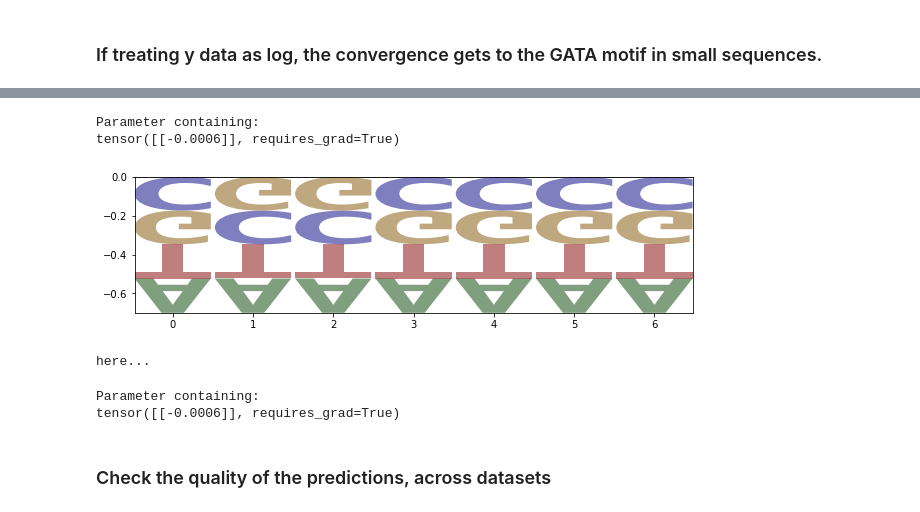
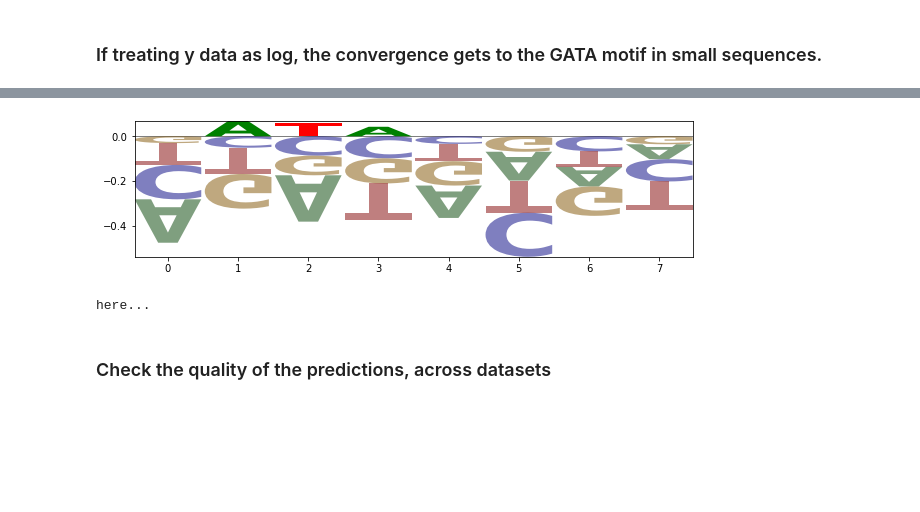
Before and after one commit to theislab/mubind, a Jupyter notebook: notebooks/08_test_chip_n_selex_model.ipynb, the cells around one changed output, grey strips where cells are left out. Drawn from its saved outputs; the diff is of its cells as text; code cells hidden in the pictures; blank space fills up the shorter version.

```diff
--- a/notebooks/08_test_chip_n_selex_model.ipynb
+++ b/notebooks/08_test_chip_n_selex_model.ipynb
@@ -64,4 +65,6 @@ df.sort_values('y', ascending=False)
 # %%
 n_datasets = np.unique(df['batch']).shape[0]
-n_datasets
+n_latent = 3
+print('# datasets', n_datasets)
+print('# latent dimensions', n_latent)
 # %% [output]
@@ -119,5 +72,0 @@ tensor(0.4145, grad_fn=<BinaryCrossEntropyBackward>)
-# %%
-optimiser = topti.Adam(net2.parameters(), lr=0.001, weight_decay=0.0001)
-criterion = mb.tl.MultiDatasetLoss()
-l2 = []
-l2 += mb.tl.train_network(net2, train1, device, optimiser, criterion, num_epochs=5000, log_each=100)
@@ -131,0 +73,4 @@ KeyboardInterrupt:
+# %%
+model = mb.models.DinucMulti(use_dinuc=True, n_datasets=n_datasets, n_latent=n_latent, w=8).to(device)
+model.embedding.weight.data.uniform_(1, 1) # initialize weights as ones.
+l2 = []
@@ -131,0 +106,2 @@ KeyboardInterrupt:
+# %%
+model.load_state_dict(model.best_model_state)
@@ -137,34 +158,23 @@ plt.plot(l2)
-# %%
-## check the batch effects
-net2.dataset.weight
-# %% [output]
-Parameter containing:
-tensor([[-0.0006]], requires_grad=True)
 # %%
-# print(np.exp(net2.log_weight_1.squeeze().cpu().detach().numpy()))
+# print(np.exp(model.log_weight_1.squeeze().cpu().detach().numpy()))
 # print(np.exp(net.log_weight_2.squeeze().cpu().detach().numpy()))
 #mb.tl.create_logo(net)
 #plt.show()
 #mb.tl.create_heatmap(net)
 import logomaker
-weights = net2.conv_mono.weight
+weights = model.conv_mono.weight
 weights = weights.squeeze().cpu().detach().numpy()
 weights = pd.DataFrame(weights)
 weights.index = 'A', 'C', 'G', 'T'
 crp_logo = logomaker.Logo(weights.T, shade_below=.5, fade_below=.5)
 # %% [output]
-[figure, old version]
+[figure, new version]
 # %%
 from sklearn.metrics import r2_score
 # %%
 print('here...')
 # %% [output]
 here...
-# %%
-net2.dataset.weight
-# %% [output]
-Parameter containing:
-tensor([[-0.0006]], requires_grad=True)
 # %% [markdown]
 ### Check the quality of the predictions, across datasets
 # %%
```
Also changed, not shown: parts of 82 cells of this notebook, 7 other files.
